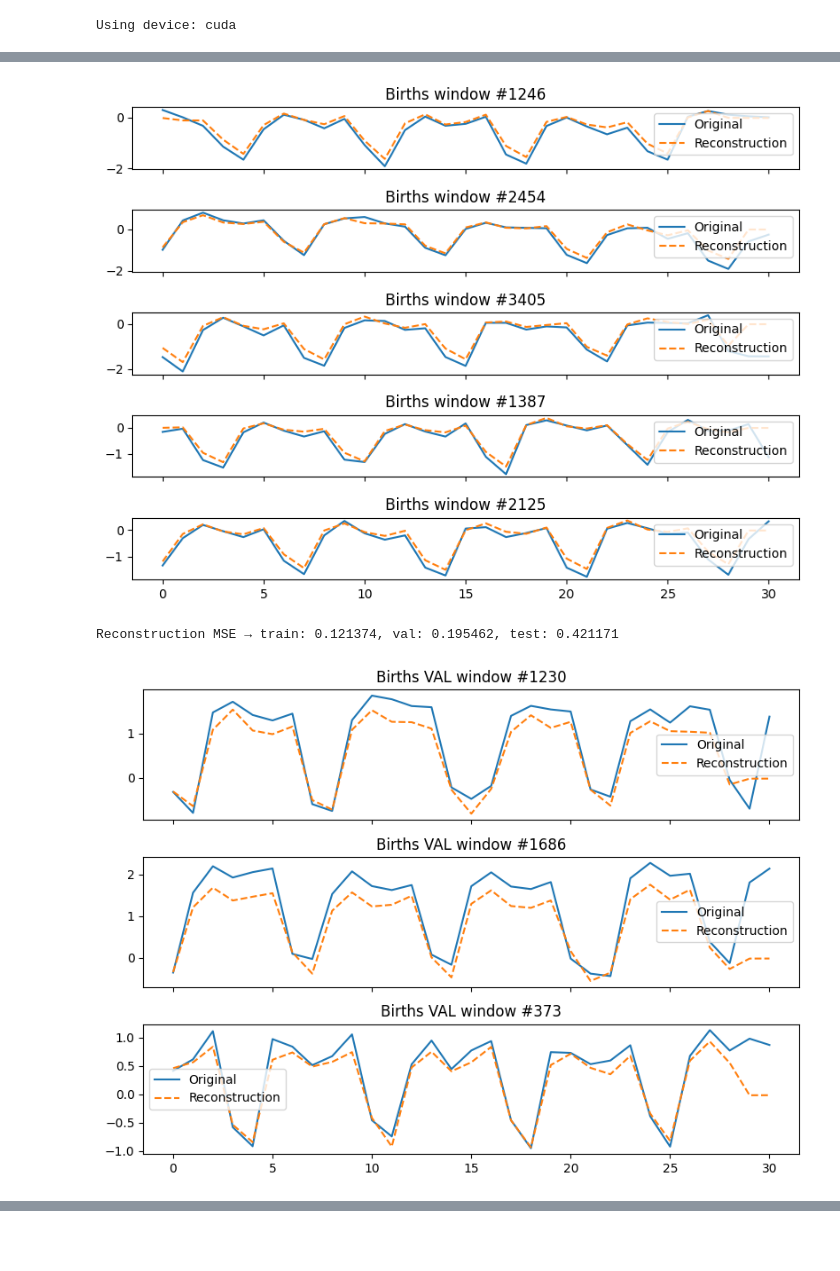
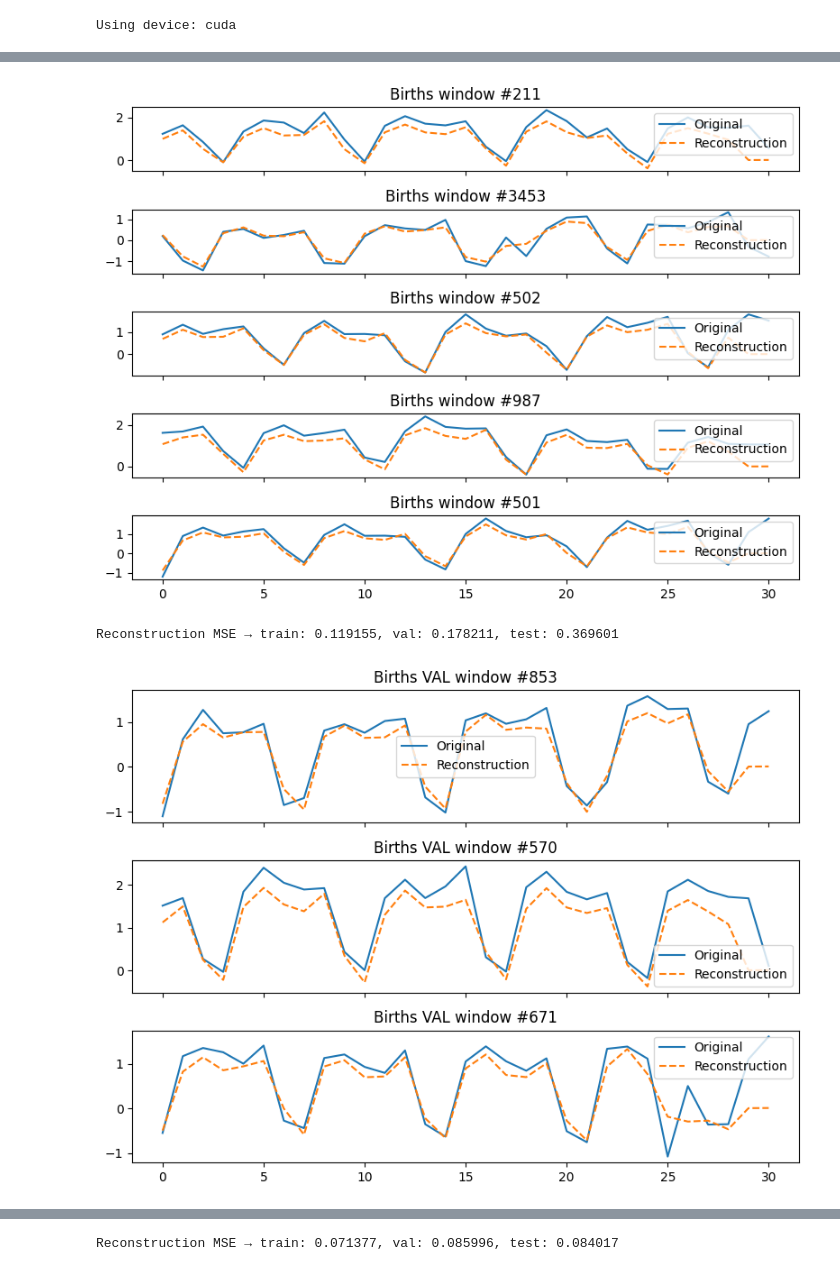
Before and after one commit to IliasAttary/bachelor_thesis, a Jupyter notebook: main.ipynb, the cells around one changed output, grey strips where cells are left out. Cells and saved outputs as stored; diff of their text form; code cells hidden in the pictures; blank space fills up the shorter version.

```diff
--- a/main.ipynb
+++ b/main.ipynb
@@ -22,6 +22,7 @@ latent_dim = 16
 ts_configs = [
     ("Temperatures", Temperatures, 31),
     ("Births",       Births,       31),
+    ("Saugeen",      Saugeen,      365),
 ]
 
 autoencoder_embedding_flags = [False, True]
@@ -33,7 +34,7 @@ print("Using device:", device)
 # %% [output]
 Using device: cuda
 # %%
-epochs    = 30
+epochs    = 50
 lr        = 1e-3
 dropout_p = 0.1
 
@@ -161,4 +162,4 @@ Training AE on Births (window_size=31)
 Saved AE: autoencoders\ae_Births.pth
-[figure, old version]
+[figure, new version]
-Reconstruction MSE → train: 0.121374, val: 0.195462, test: 0.421171
+Reconstruction MSE → train: 0.119155, val: 0.178211, test: 0.369601
-[figure, old version]
+[figure, new version]
@@ -164,0 +184 @@ Reconstruction MSE → train: 0.121374, val: 0.195462, test: 0.421171
+Reconstruction MSE → train: 0.071377, val: 0.085996, test: 0.084017
```
Also changed, not shown: parts of 6 cells of this notebook.
